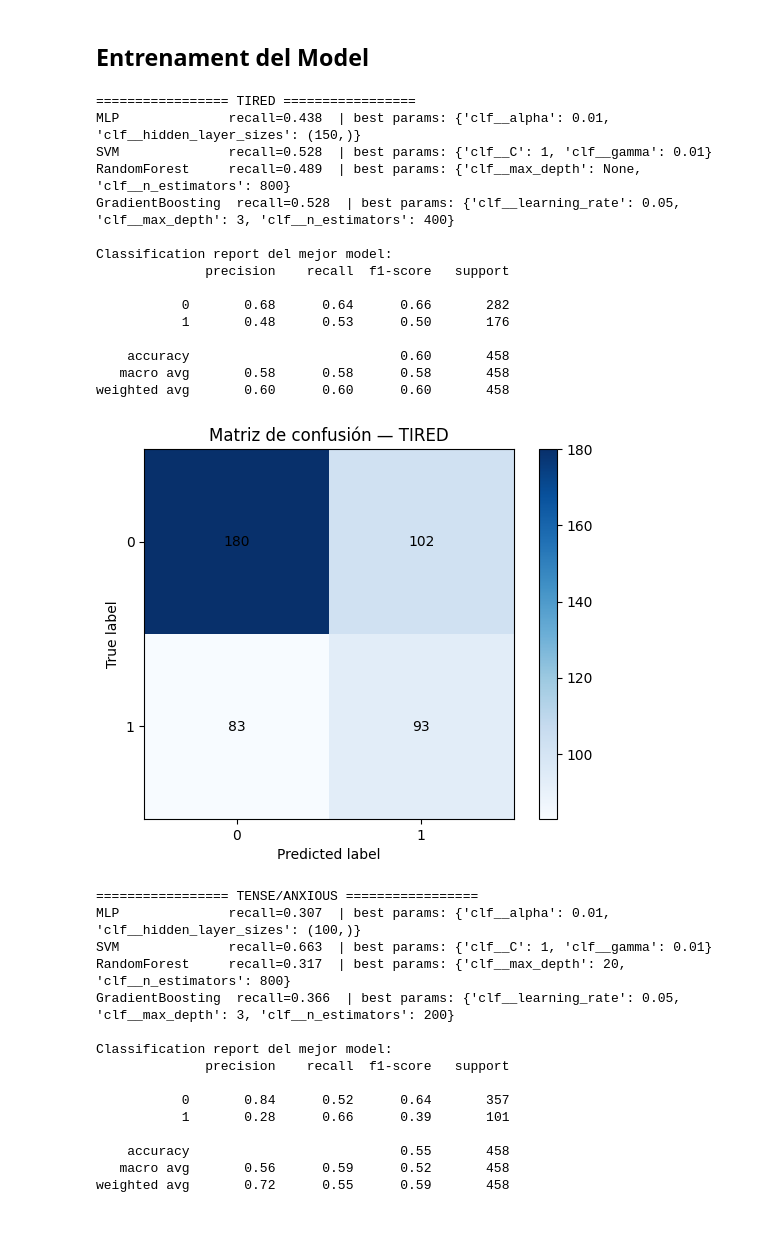
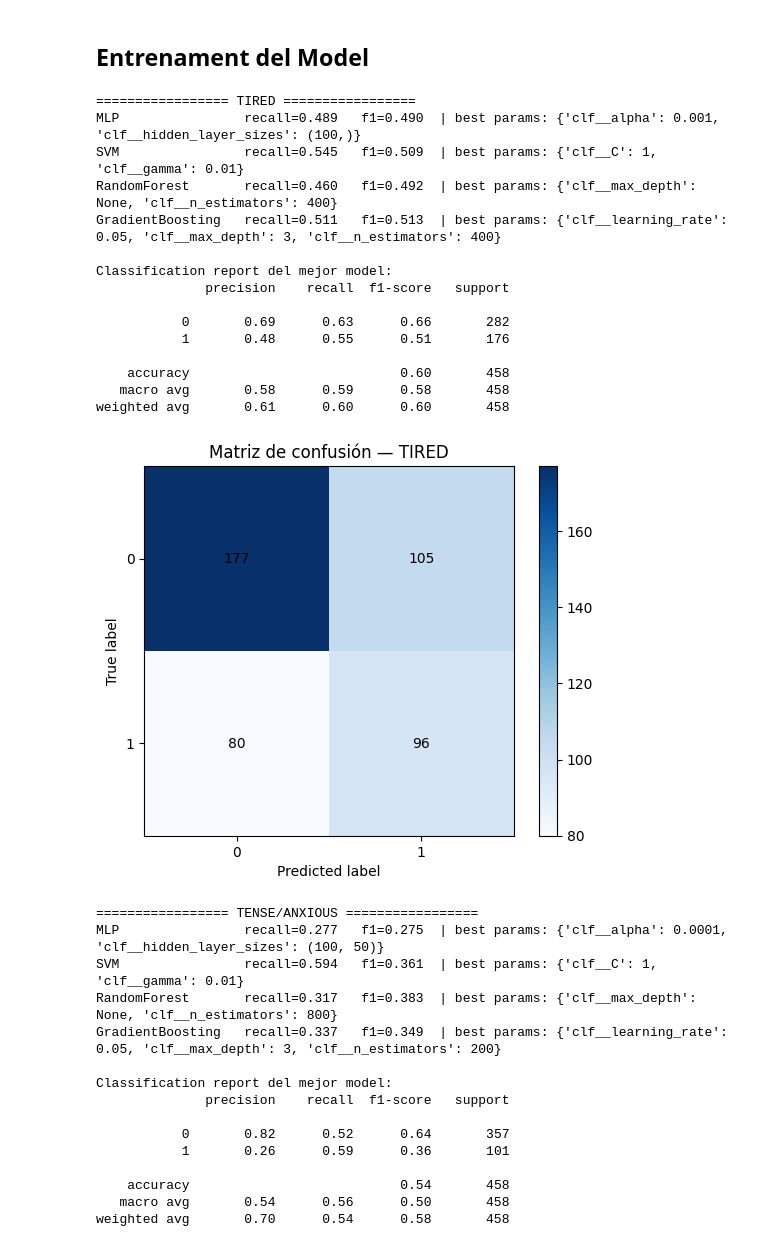
Before and after one commit to RogerDuran808/AI-Health-Assistant, a Jupyter notebook: notebooks/02_LifeSnaps_Preprocessing&Training_v1.0.ipynb, the cells around one changed output. Cells and saved outputs as stored; diff of their text form; code cells hidden in the pictures.

```diff
--- a/notebooks/02_LifeSnaps_Preprocessing&Training_v1.0.ipynb
+++ b/notebooks/02_LifeSnaps_Preprocessing&Training_v1.0.ipynb
@@ -114,10 +56,0 @@ dtype: float64
-# %%
-plt.figure(figsize=(28, 100))
-plotnumber = 1
-for i in numeric_col:
-    ax = plt.subplot(15, 4, plotnumber)
-    sns.histplot(df[numeric_col][i], kde=True, ax=ax)
-    plt.title(i, size=20)
-    plotnumber += 1
-plt.tight_layout()
-plt.show()
@@ -252,11 +172,11 @@ best_models = {}
 
 for target in target_col:
     print(f"\n================= {target} =================")
-    # Preparar X, y
+    # Prepararem X, y
     y = df_final[target].astype(int)
     X = df_final.drop(columns=target_col)
 
-    # Train-test split con estratificación
+    # Train-test split
     X_train, X_test, y_train, y_test = train_test_split(
         X, y, test_size=0.2, stratify=y, random_state=42
     )
@@ -265,39 +185,40 @@ for target in target_col:
     best_pipe   = None
 
     for name, (clf, grid) in classifiers.items():
-        # Pipeline con SMOTE y clasificador
+        # Pipeline de SMOTE i clasificador
         pipe = ImbPipeline([
             ("sm", smote),
             ("clf", clf)
         ])
 
 
-        # GridSearch optimizando recall
+        # GridSearch per optimitzar f1 (tot hi que recall es una dada importatnt a analitzar)
         search = GridSearchCV(
             pipe,
             param_grid=grid,
-            scoring='recall',
+            scoring='f1',
             cv=cv,
             n_jobs=-1,
             verbose=0
         )
         search.fit(X_train, y_train)
 
-        # Evaluación
+        # Evaluació
         y_pred = search.predict(X_test)
         rec = recall_score(y_test, y_pred)
-        print(f"{name:15s}  recall={rec:.3f}  | best params: {search.best_params_}")
+        f1 = f1_score(y_test, y_pred)
+        print(f"{name:17s}  recall={rec:.3f}   f1={f1:.3f}  | best params: {search.best_params_}")
 
         if rec > best_recall:
             best_recall = rec
             best_pipe   = search.best_estimator_
 
-    # Informe del mejor modelo
+    # Informe del millor model
     print("\nClassification report del mejor model:")
     y_best_pred = best_pipe.predict(X_test)
     print(classification_report(y_test, y_best_pred))
 
-    # Visualización de la matriz de confusión
+    # Visualizació de la matriu de confusió del millor model
     cm = confusion_matrix(y_test, y_best_pred)
     classes = np.unique(y_test)
     fig, ax = plt.subplots()
@@ -306,56 +227,56 @@ for target in target_col:
     ax.figure.colorbar(im, ax=ax)
     ax.set(
         xticks=np.arange(len(classes)),
         yticks=np.arange(len(classes)),
         xticklabels=classes,
         yticklabels=classes,
         xlabel="Predicted label",
         ylabel="True label",
         title=f"Matriz de confusión — {target}"
     )
     for i in range(len(classes)):
         for j in range(len(classes)):
             ax.text(j, i, cm[i, j], ha="center", va="center")
     plt.show()
 
-    # Guarda modelo
-    safe_name = target.replace("/", "_")  # para nombres de archivo
+    # Guardem el model a la carpeta /models
+    safe_name = target.replace("/", "_")
     joblib.dump(best_pipe, f"../models/best_{safe_name}.joblib")
     best_models[target] = (best_pipe, best_recall)
 
 # Resumen final
 print("\n===== TOP models (segons recall) =====")
 for tgt, (model, rec) in best_models.items():
     print(f"{tgt:15s} -> {type(model.named_steps['clf']).__name__}  (recall={rec:.3f})")
 # %% [output]
 ================= TIRED =================
-MLP              recall=0.438  | best params: {'clf__alpha': 0.01, 'clf__hidden_layer_sizes': (150,)}
-SVM              recall=0.528  | best params: {'clf__C': 1, 'clf__gamma': 0.01}
-RandomForest     recall=0.489  | best params: {'clf__max_depth': None, 'clf__n_estimators': 800}
-GradientBoosting  recall=0.528  | best params: {'clf__learning_rate': 0.05, 'clf__max_depth': 3, 'clf__n_estimators': 400}
+MLP                recall=0.489   f1=0.490  | best params: {'clf__alpha': 0.001, 'clf__hidden_layer_sizes': (100,)}
+SVM                recall=0.545   f1=0.509  | best params: {'clf__C': 1, 'clf__gamma': 0.01}
+RandomForest       recall=0.460   f1=0.492  | best params: {'clf__max_depth': None, 'clf__n_estimators': 400}
+GradientBoosting   recall=0.511   f1=0.513  | best params: {'clf__learning_rate': 0.05, 'clf__max_depth': 3, 'clf__n_estimators': 400}
 
 Classification report del mejor model:
               precision    recall  f1-score   support
 
-           0       0.68      0.64      0.66       282
-           1       0.48      0.53      0.50       176
+           0       0.69      0.63      0.66       282
+           1       0.48      0.55      0.51       176
 
     accuracy                           0.60       458
-   macro avg       0.58      0.58      0.58       458
-weighted avg       0.60      0.60      0.60       458
+   macro avg       0.58      0.59      0.58       458
+weighted avg       0.61      0.60      0.60       458
-[figure, old version]
+[figure, new version]
 ================= TENSE/ANXIOUS =================
-MLP              recall=0.307  | best params: {'clf__alpha': 0.01, 'clf__hidden_layer_sizes': (100,)}
-SVM              recall=0.663  | best params: {'clf__C': 1, 'clf__gamma': 0.01}
-RandomForest     recall=0.317  | best params: {'clf__max_depth': 20, 'clf__n_estimators': 800}
-GradientBoosting  recall=0.366  | best params: {'clf__learning_rate': 0.05, 'clf__max_depth': 3, 'clf__n_estimators': 200}
+MLP                recall=0.277   f1=0.275  | best params: {'clf__alpha': 0.0001, 'clf__hidden_layer_sizes': (100, 50)}
+SVM                recall=0.594   f1=0.361  | best params: {'clf__C': 1, 'clf__gamma': 0.01}
+RandomForest       recall=0.317   f1=0.383  | best params: {'clf__max_depth': None, 'clf__n_estimators': 800}
+GradientBoosting   recall=0.337   f1=0.349  | best params: {'clf__learning_rate': 0.05, 'clf__max_depth': 3, 'clf__n_estimators': 200}
 
 Classification report del mejor model:
               precision    recall  f1-score   support
 
-           0       0.84      0.52      0.64       357
-           1       0.28      0.66      0.39       101
+           0       0.82      0.52      0.64       357
+           1       0.26      0.59      0.36       101
 
-    accuracy                           0.55       458
-   macro avg       0.56      0.59      0.52       458
-weighted avg       0.72      0.55      0.59       458
+    accuracy                           0.54       458
+   macro avg       0.54      0.56      0.50       458
+weighted avg       0.70      0.54      0.58       458
```
Also changed, not shown: parts of 13 cells of this notebook, 6 other files.
